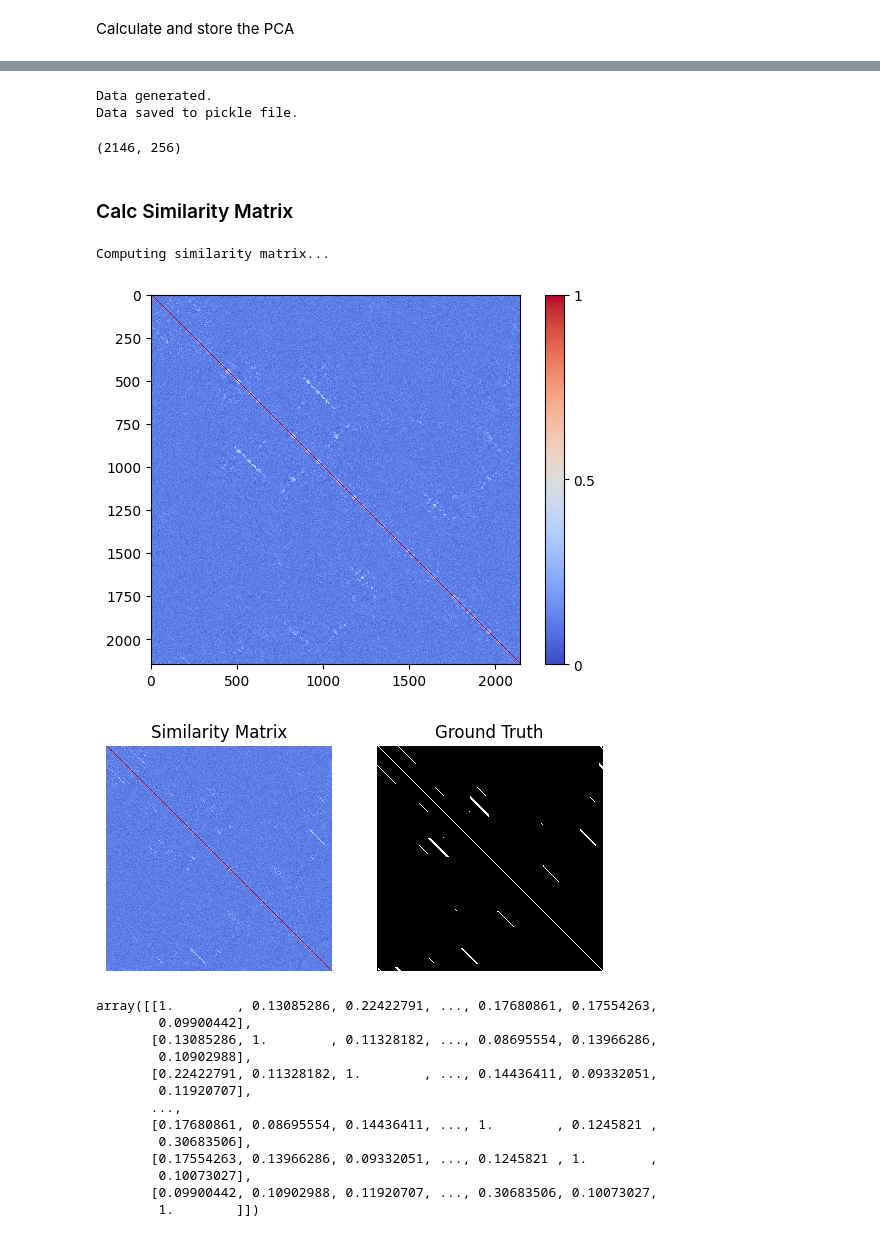
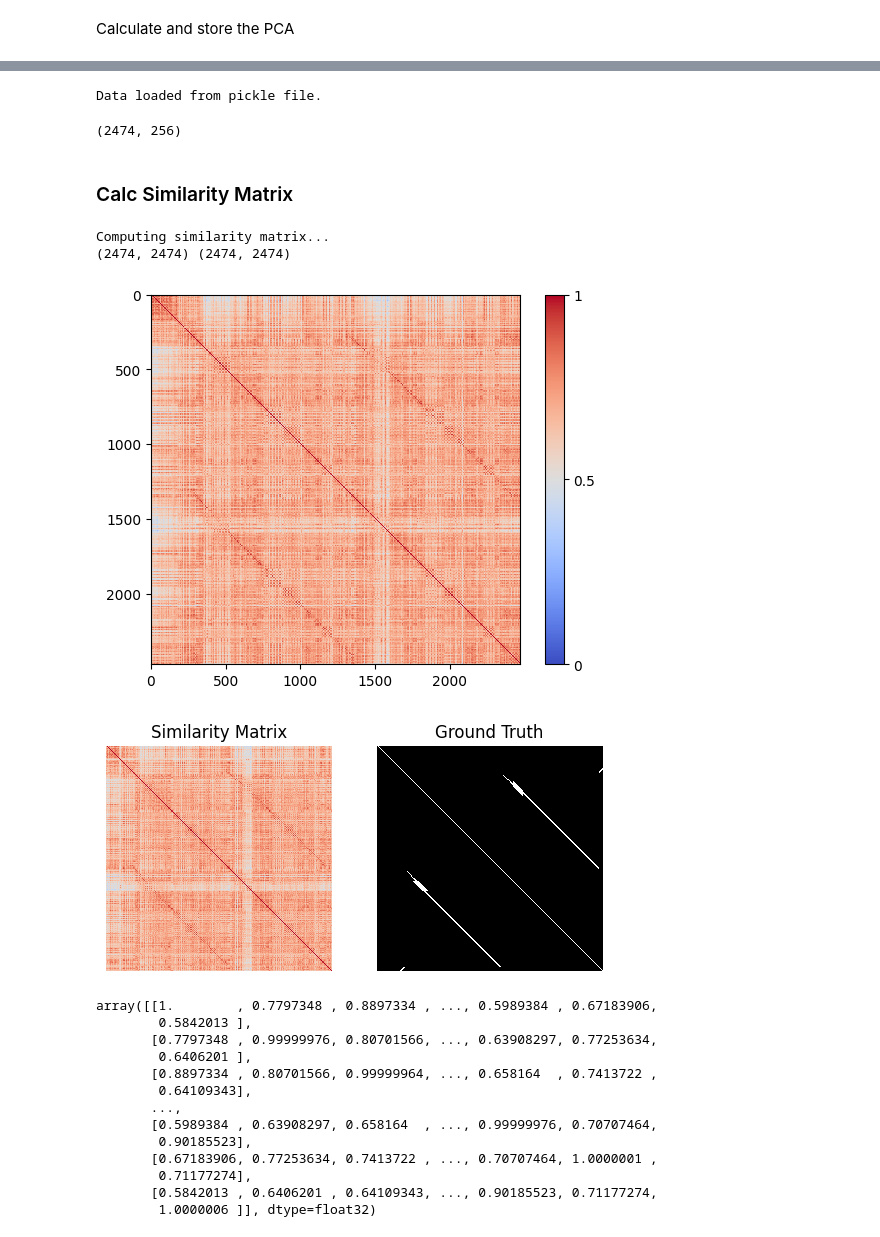
Before and after one commit to shubham-rateria/cs-5785-final-project, a Jupyter notebook: loop-closure.ipynb, the cells around one changed output, grey strips where cells are left out. Saved outputs shown, nothing was run; the diff lists cells and outputs as text; code cells hidden in the pictures.

```diff
--- a/loop-closure.ipynb
+++ b/loop-closure.ipynb
@@ -134,6 +134,6 @@ def get_dataset(name, debug=False):
         raise ValueError('Invalid dataset name: {}.'.format(name))
     return imgs, gt
 # %%
-imgs, gt = get_dataset("college")
+imgs, gt = get_dataset("city")
 print(f"Loaded imgs: {imgs.shape}, gt: {gt.shape}")
 # %% [output]
@@ -336,7 +333,7 @@ tensor([[-1.4785e-01,  1.6993e-01,  7.9492e-01,  1.3031e-01,  4.4382e-01,
 from sklearn.model_selection import train_test_split
 # %%
 # Define the pickle file path
-pickle_file = './data/embeddings_resnet34.pkl'
+pickle_file = './data/embeddings_resnet34_city.pkl'
 
 # Check if the pickle file exists
 if os.path.exists(pickle_file):
@@ -425,6 +404,6 @@ array([2.29269266e-02, 4.68053333e-02, 3.82734602e-03, 5.01963077e-03,
 # %%
 # Define the pickle file path
-pickle_file = './data/pca_resnet_34.pkl'
+pickle_file = './data/pca_resnet_34_city.pkl'
 pca_dim = 256
 
 # Check if the pickle file exists
@@ -443,12 +422,11 @@ else:
         pickle.dump(pca, f)
     print("Data saved to pickle file.")
 # %% [output]
-Data generated.
-Data saved to pickle file.
+Data loaded from pickle file.
 # %%
 pca.shape
 # %% [output]
-(2146, 256)
+(2474, 256)
 # %% [markdown]
 ### Calc Similarity Matrix
 # %%
@@ -486,6 +464,8 @@ def cluster_kmeans(sim):
     sim = sim.reshape(sim_dim, sim_dim) / sim.max()
     return sim
 # %%
+from sklearn.metrics.pairwise import cosine_similarity
+
 def similarity_matrix(descs, gt, median=False, cluster=True, plot=True,
                       k_size=None, name='', threshold=None):
     """ Compute pairwise similarity between descriptors. Using provided gt to find best
@@ -509,20 +489,23 @@ def similarity_matrix(descs, gt, median=False, cluster=True, plot=True,
     norms = np.linalg.norm(descs, axis=1)
     descs_norm = descs / norms[:, None]
 
-    # sim = np.dot(descs_norm, descs_norm.T)
+    # sim = np.dot(descs, descs.T)
+    # sim = np.inner(descs.T, descs.T) / ((np.linalg.norm(descs, axis=0).reshape(-1,1)) * ((np.linalg.norm(descs, axis=0).reshape(-1,1)).T))
+    sim = cosine_similarity(descs)
     # print(max(sim), min(sim))
 
     # Compute similarity of every vector with every vector
-    for i, desc in enumerate(descs):
-        # Compute difference
-        diff = np.linalg.norm(descs_norm - descs_norm[i], axis=1)
-        diffs[i] = diff
+    # for i, desc in enumerate(descs):
+    #     # Compute difference
+    #     diff = np.linalg.norm(descs_norm - descs_norm[i], axis=1)
+    #     diffs[i] = diff
 
-    # # Compute max difference
-    dmax = diffs.max()
+    # # # Compute max difference
+    # dmax = diffs.max()
 
-    # # Normalize difference and create sim matrix
-    sim = 1. - (diffs / dmax)
+    # # # Normalize difference and create sim matrix
+    # sim = 1. - (diffs / dmax)
+    print(sim.shape, gt.shape)
     assert gt.shape[0] == sim.shape[0]
 
     if cluster:
@@ -566,27 +549,28 @@ def similarity_matrix(descs, gt, median=False, cluster=True, plot=True,
     return sim
 # %%
 # just the similarity matrix using l2 norm
-sim = similarity_matrix(pca, gt, cluster=False, threshold=None)
+sim = similarity_matrix(embeddings, gt, cluster=False, threshold=None)
 # %% [output]
 Computing similarity matrix...
+(2474, 2474) (2474, 2474)
-[figure, old version]
+[figure, new version]
-[figure, old version]
+[figure, new version]
 # %%
 sim
 # %% [output]
-array([[1.        , 0.13085286, 0.22422791, ..., 0.17680861, 0.17554263,
-        0.09900442],
-       [0.13085286, 1.        , 0.11328182, ..., 0.08695554, 0.13966286,
-        0.10902988],
-       [0.22422791, 0.11328182, 1.        , ..., 0.14436411, 0.09332051,
-        0.11920707],
+array([[1.        , 0.7797348 , 0.8897334 , ..., 0.5989384 , 0.67183906,
+        0.5842013 ],
+       [0.7797348 , 0.99999976, 0.80701566, ..., 0.63908297, 0.77253634,
+        0.6406201 ],
+       [0.8897334 , 0.80701566, 0.99999964, ..., 0.658164  , 0.7413722 ,
+        0.64109343],
        ...,
-       [0.17680861, 0.08695554, 0.14436411, ..., 1.        , 0.1245821 ,
-        0.30683506],
-       [0.17554263, 0.13966286, 0.09332051, ..., 0.1245821 , 1.        ,
-        0.10073027],
-       [0.09900442, 0.10902988, 0.11920707, ..., 0.30683506, 0.10073027,
-        1.        ]])
+       [0.5989384 , 0.63908297, 0.658164  , ..., 0.99999976, 0.70707464,
+        0.90185523],
+       [0.67183906, 0.77253634, 0.7413722 , ..., 0.70707464, 1.0000001 ,
+        0.71177274],
+       [0.5842013 , 0.6406201 , 0.64109343, ..., 0.90185523, 0.71177274,
+        1.0000006 ]], dtype=float32)
 # %%
 from sklearn.metrics import precision_recall_curve, average_precision_score, precision_score, recall_score, f1_score
 # %%
```
Also changed, not shown: parts of 9 cells of this notebook, 21 other files.
